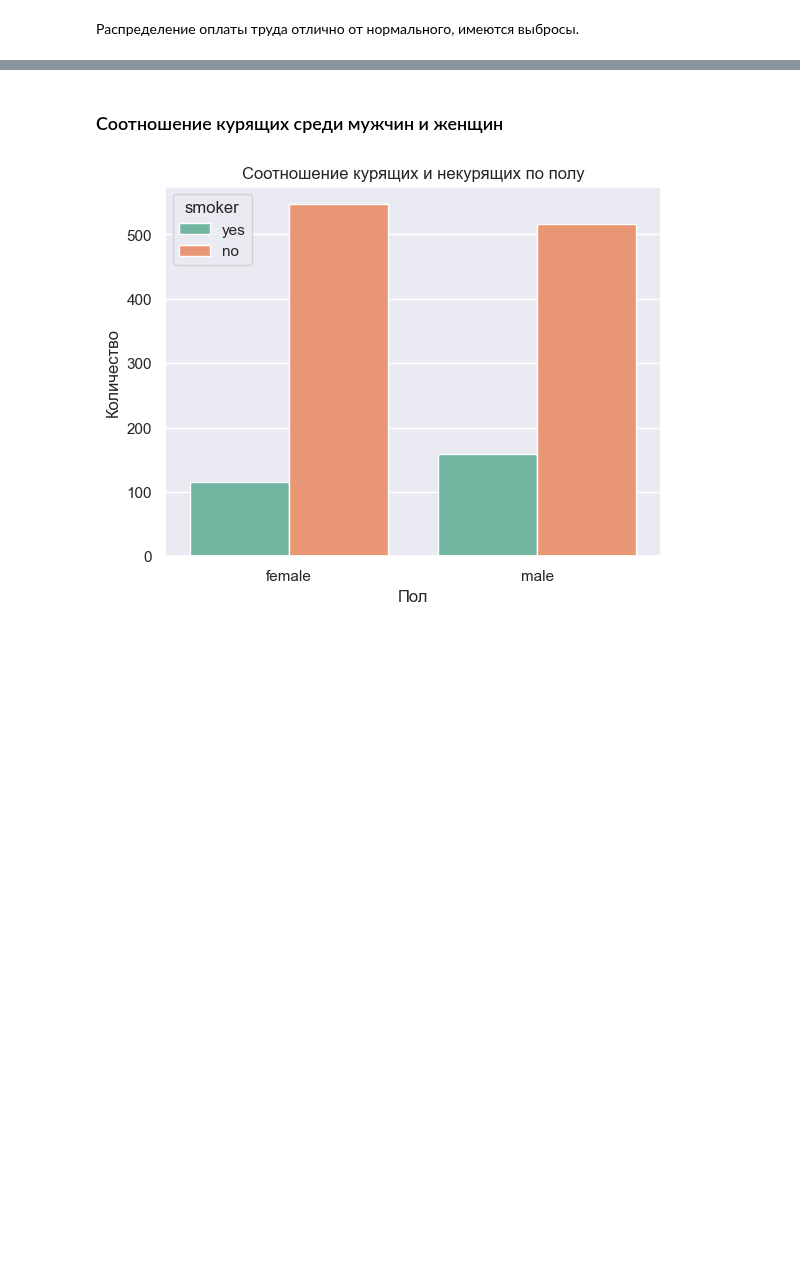
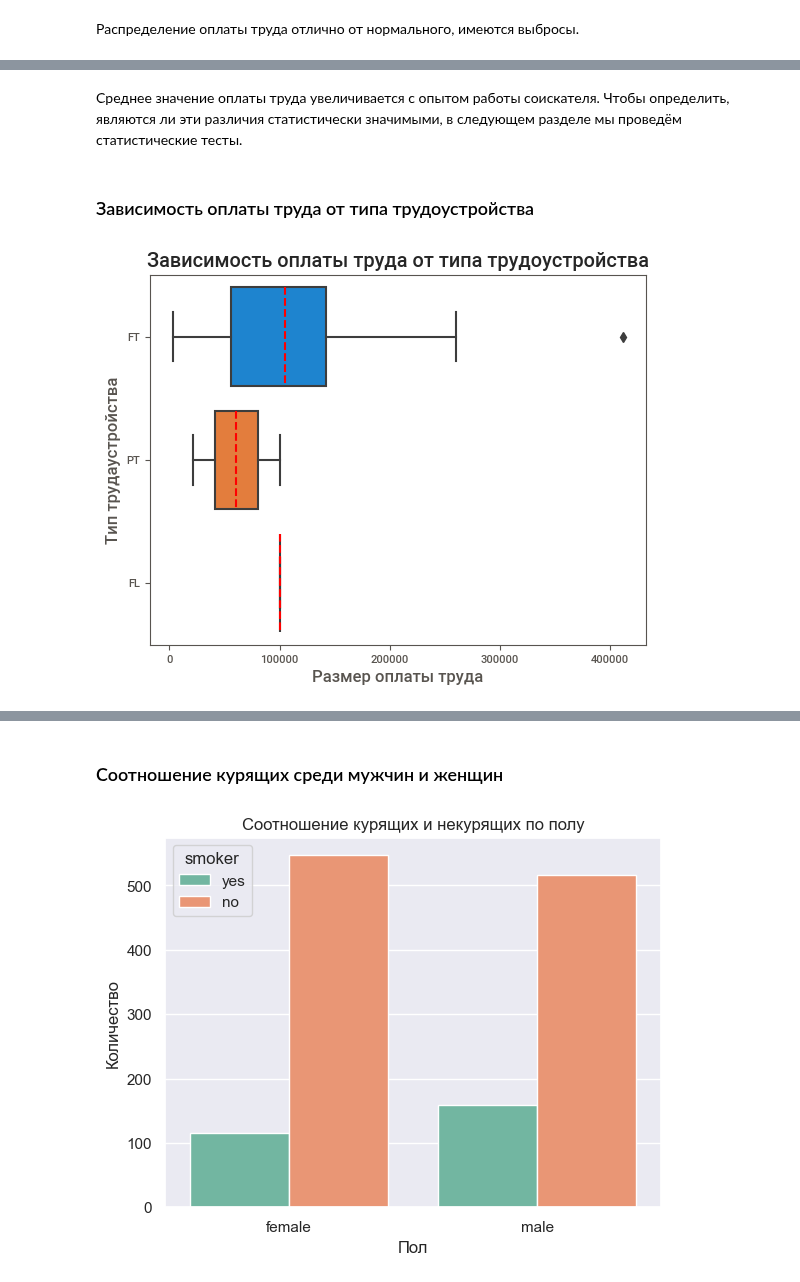
Before and after one commit to DenisMaltsev76/DM_76, a Jupyter notebook: Skillfactory/EDA-4.Практика/asset-v1_SkillFactory+DST-3.0+28FEB2021+type@asset+block@EDA_4_Статистические_тесты_Практика.ipynb, the cells around one changed output, grey strips where cells are left out. Drawn from its saved outputs; the diff is of its cells as text; code cells hidden in the pictures; blank space fills up the shorter version.

```diff
--- a/Skillfactory/EDA-4.Практика/asset-v1_SkillFactory+DST-3.0+28FEB2021+type@asset+block@EDA_4_Статистические_тесты_Практика.ipynb
+++ b/Skillfactory/EDA-4.Практика/asset-v1_SkillFactory+DST-3.0+28FEB2021+type@asset+block@EDA_4_Статистические_тесты_Практика.ipynb
@@ -264,0 +244,11 @@ data_agg
+# %% [markdown]
+Среднее значение оплаты труда увеличивается с опытом работы соискателя. Чтобы определить, являются ли эти различия статистически значимыми, в следующем разделе мы проведём статистические тесты.
+# %% [markdown]
+### Зависимость оплаты труда от типа трудоустройства
+# %%
+ax = sns.boxplot(filtered_data, x='salary_in_usd', y='employment_type', orient='h', medianprops={"color": "red", "linestyle": '--'})
+ax.set(xlabel='Размер оплаты труда', ylabel='Тип трудаустройства')
+plt.title('Зависимость оплаты труда от типа трудоустройства')
+plt.show()
+# %% [output]
+[figure, added]
```
Also changed, not shown: parts of 42 cells of this notebook.
